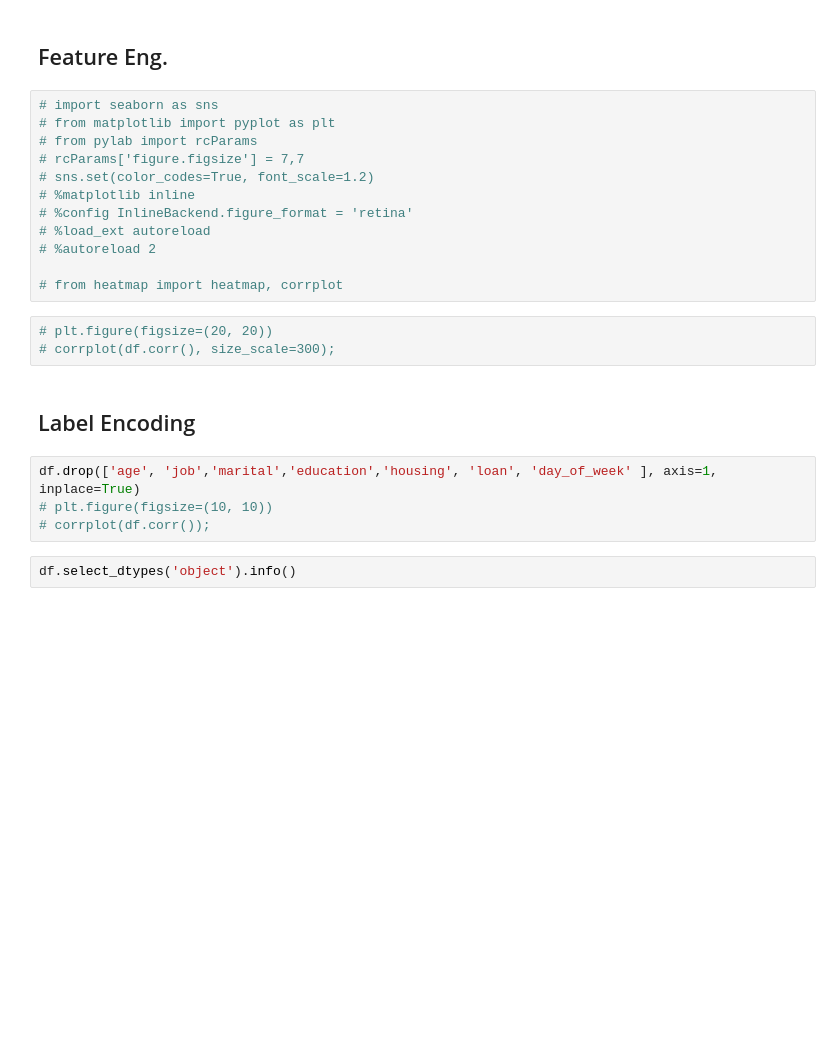
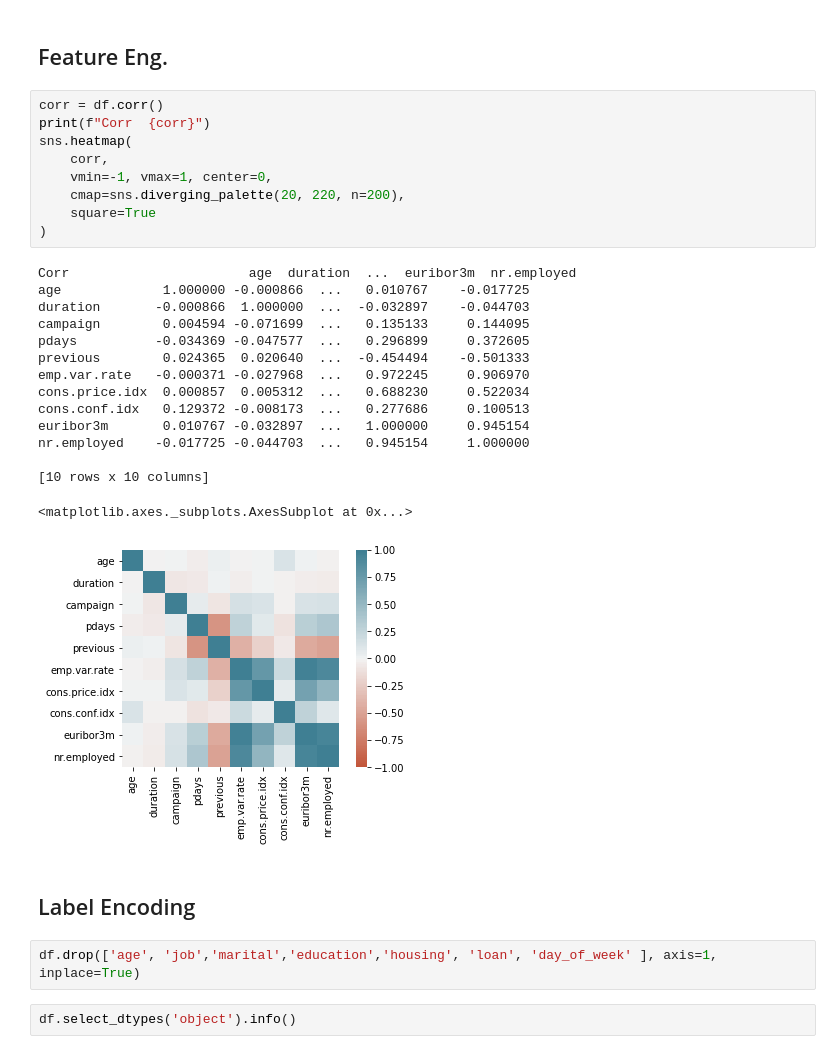
Before and after one commit to ankurrokad/Artificial-Neural-Network, a Jupyter notebook: ANN.ipynb, the cells around one changed output. Saved outputs shown, nothing was run; the diff lists cells and outputs as text; blank space fills up the shorter version.

```diff
--- a/ANN.ipynb
+++ b/ANN.ipynb
@@ -117,27 +126,35 @@ We dont have any null values, so no need to do any imputation or anything
 # Pre processing
 # %% [markdown]
 ## Feature Eng.
-# %%
-# import seaborn as sns
-# from matplotlib import pyplot as plt
-# from pylab import rcParams
-# rcParams['figure.figsize'] = 7,7
-# sns.set(color_codes=True, font_scale=1.2)
-# %matplotlib inline
-# %config InlineBackend.figure_format = 'retina'
-# %load_ext autoreload
-# %autoreload 2
-
-# from heatmap import heatmap, corrplot
-# %%
-# plt.figure(figsize=(20, 20))
-# corrplot(df.corr(), size_scale=300);
+# %%
+corr = df.corr()
+print(f"Corr  {corr}")
+sns.heatmap(
+    corr,
+    vmin=-1, vmax=1, center=0,
+    cmap=sns.diverging_palette(20, 220, n=200),
+    square=True
+)
+# %% [output]
+Corr                       age  duration  ...  euribor3m  nr.employed
+age             1.000000 -0.000866  ...   0.010767    -0.017725
+duration       -0.000866  1.000000  ...  -0.032897    -0.044703
+campaign        0.004594 -0.071699  ...   0.135133     0.144095
+pdays          -0.034369 -0.047577  ...   0.296899     0.372605
+previous        0.024365  0.020640  ...  -0.454494    -0.501333
+emp.var.rate   -0.000371 -0.027968  ...   0.972245     0.906970
+cons.price.idx  0.000857  0.005312  ...   0.688230     0.522034
+cons.conf.idx   0.129372 -0.008173  ...   0.277686     0.100513
+euribor3m       0.010767 -0.032897  ...   1.000000     0.945154
+nr.employed    -0.017725 -0.044703  ...   0.945154     1.000000
+
+[10 rows x 10 columns]
+<matplotlib.axes._subplots.AxesSubplot at 0x...>
+[figure, added]
 # %% [markdown]
 ## Label Encoding
 # %%
 df.drop(['age', 'job','marital','education','housing', 'loan', 'day_of_week' ], axis=1, inplace=True)
-# plt.figure(figsize=(10, 10))
-# corrplot(df.corr());
 # %%
 df.select_dtypes('object').info()
 # %% [output]
```
Also changed, not shown: parts of 9 cells of this notebook.
